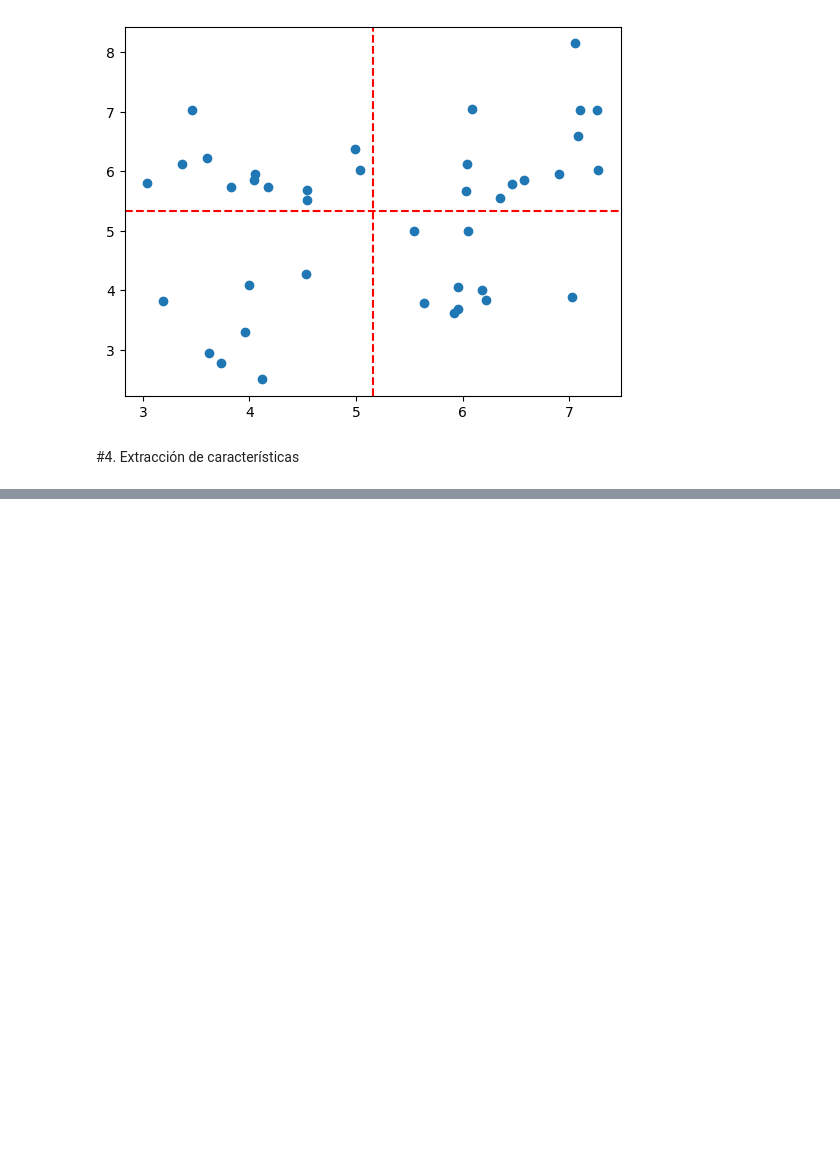
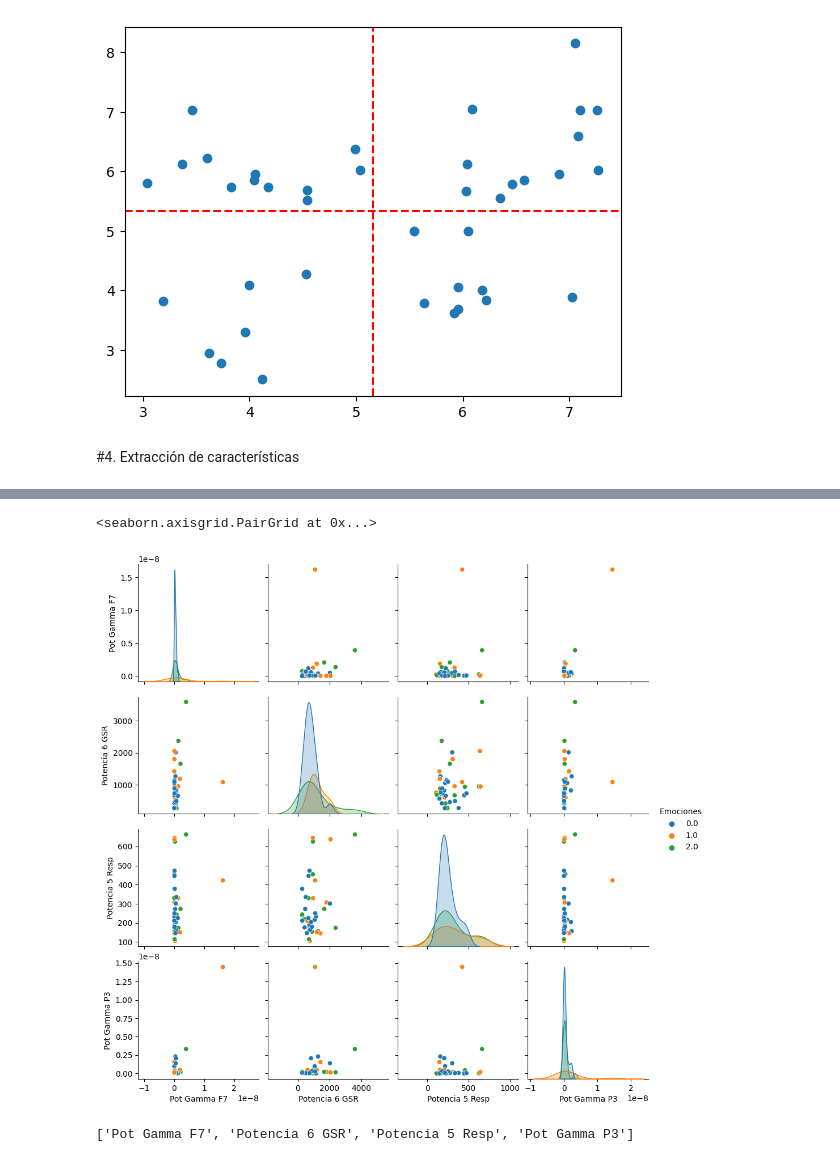
Before and after one commit to Juandiego88/MiniproyectoSenales3, a Jupyter notebook: Miniproyecto1 .ipynb, the cells around one changed output, grey strips where cells are left out. Drawn from its saved outputs; the diff is of its cells as text; code cells hidden in the pictures; blank space fills up the shorter version.

```diff
--- a/Miniproyecto1.ipynb
+++ b/Miniproyecto1 .ipynb
@@ -470,0 +716,13 @@ array([-7.54408224e-02, -3.83019452e-05,  3.42245782e+05])
+# %%
+Datos2 = datos_finales.loc[0:39, ['Pot Gamma F7', 'Potencia 6 GSR', 'Potencia 5 Resp', 'Pot Gamma P3', 'Emociones']]
+Datos2
+sns.pairplot(Datos2, hue='Emociones')
+# %% [output]
+<seaborn.axisgrid.PairGrid at 0x...>
+[figure, added]
+# %%
+import random
+nombres_aleatorios = random.sample(nombres, 4)
+print(nombres_aleatorios)
+# %% [output]
+['Pot Gamma F7', 'Potencia 6 GSR', 'Potencia 5 Resp', 'Pot Gamma P3']
```
Also changed, not shown: parts of 57 cells of this notebook.
